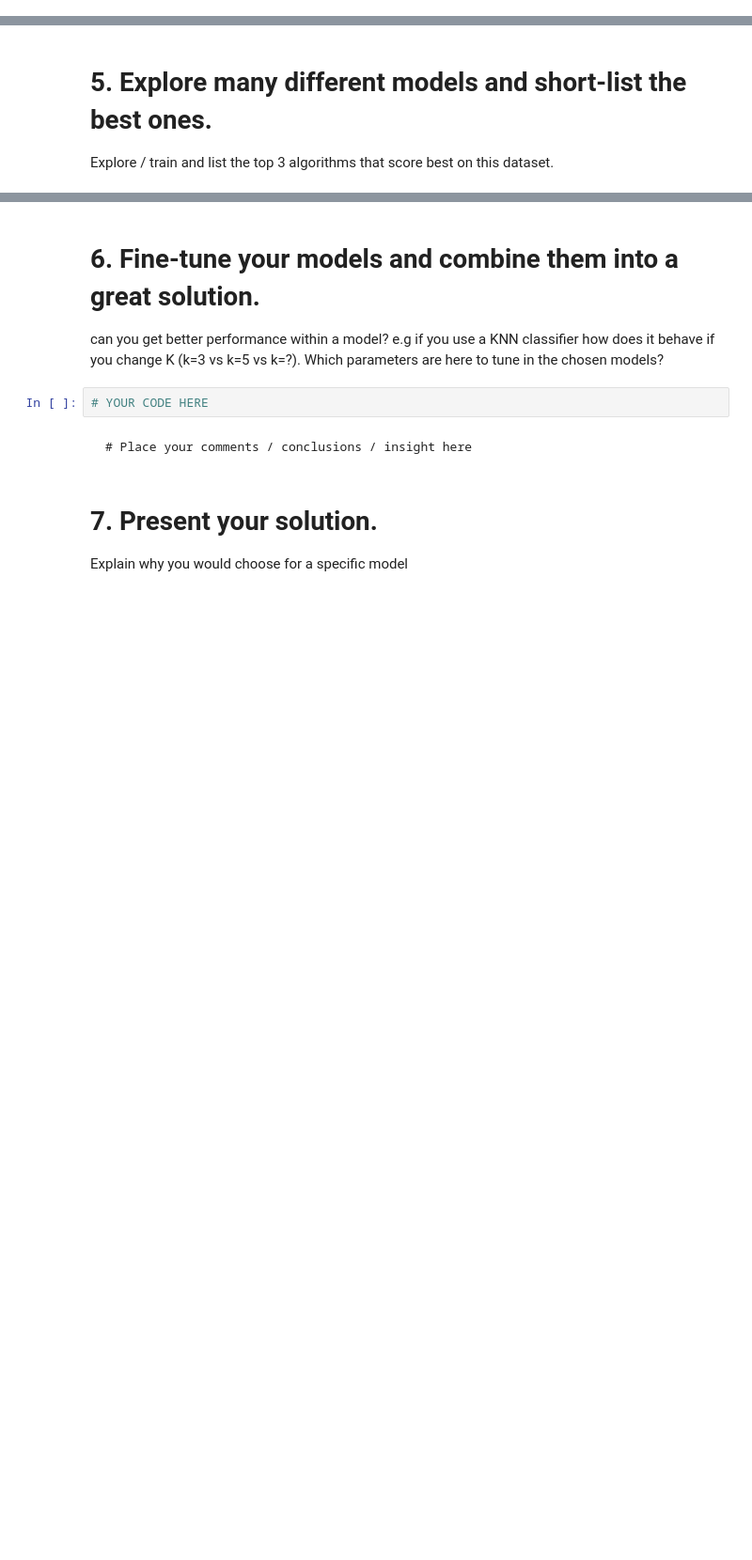
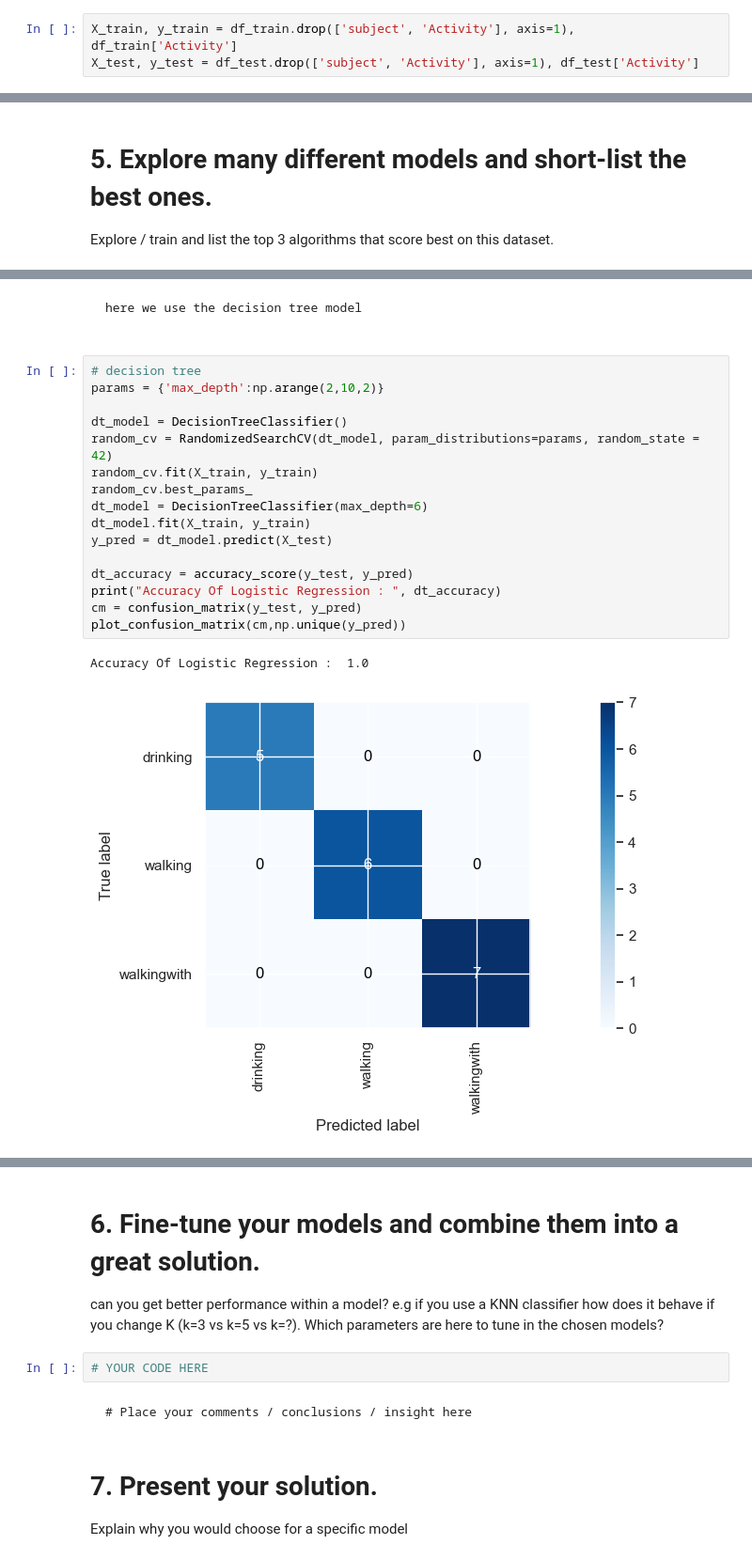
Before and after one commit to BoerTonnie/AIS_Group_20, a Jupyter notebook: Group_Assignment1_HumanActivity.ipynb, the cells around one changed output, grey strips where cells are left out. Shown: that part at 94% size. Saved outputs shown, nothing was run; the diff lists cells and outputs as text; blank space fills up the shorter version.

````diff
--- a/Group_Assignment1_HumanActivity.ipynb
+++ b/Group_Assignment1_HumanActivity.ipynb
@@ -581,0 +697,3 @@ Name: walking, dtype: float64
+# %%
+X_train, y_train = df_train.drop(['subject', 'Activity'], axis=1), df_train['Activity']
+X_test, y_test = df_test.drop(['subject', 'Activity'], axis=1), df_test['Activity']
@@ -591,0 +806,22 @@ Explore / train and list the top 3 algorithms that score best on this dataset.
+# %% [markdown]
+```
+here we use the decision tree model
+# %%
+# decision tree
+params = {'max_depth':np.arange(2,10,2)}
+
+dt_model = DecisionTreeClassifier()
+random_cv = RandomizedSearchCV(dt_model, param_distributions=params, random_state = 42)
+random_cv.fit(X_train, y_train)
+random_cv.best_params_
+dt_model = DecisionTreeClassifier(max_depth=6)
+dt_model.fit(X_train, y_train)
+y_pred = dt_model.predict(X_test)
+
+dt_accuracy = accuracy_score(y_test, y_pred)
+print("Accuracy Of Logistic Regression : ", dt_accuracy)
+cm = confusion_matrix(y_test, y_pred)
+plot_confusion_matrix(cm,np.unique(y_pred))
+# %% [output]
+Accuracy Of Logistic Regression :  1.0
+[figure, added]
````
Also changed, not shown: parts of 28 cells of this notebook.
